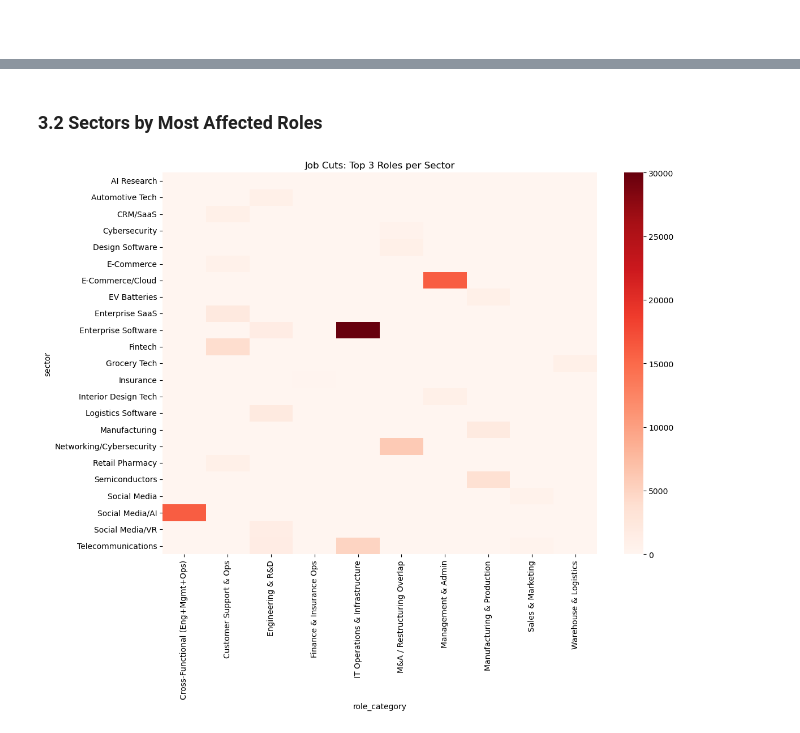
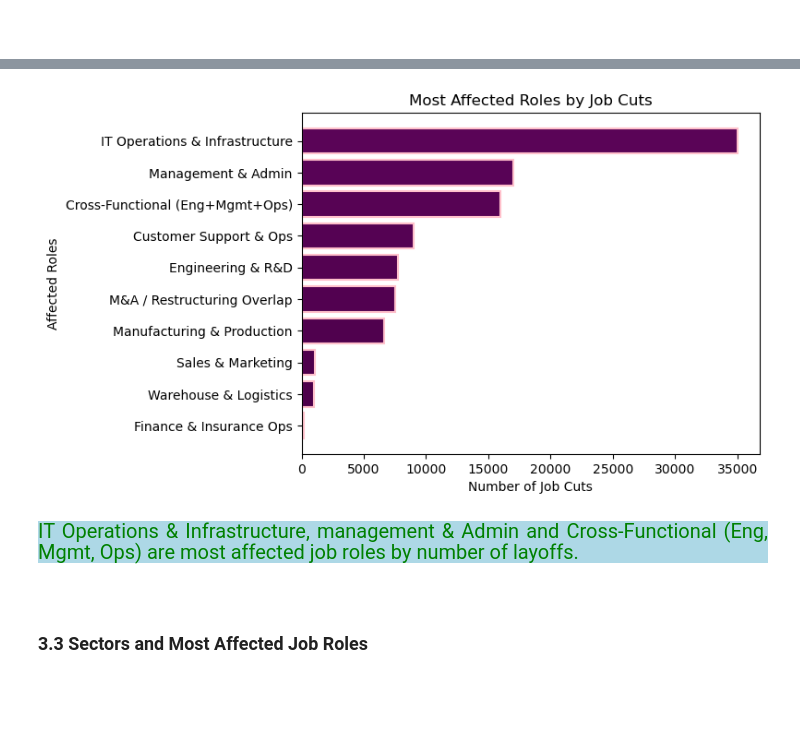
Before and after one commit to Kartika-Nidhi/DS_Projects, a Jupyter notebook: TechLayoffs2026Analysis.ipynb, the cells around one changed output, grey strips where cells are left out. Saved outputs shown, nothing was run; the diff lists cells and outputs as text; code cells hidden in the pictures; blank space fills up the shorter version.

```diff
--- a/TechLayoffs2026Analysis.ipynb
+++ b/TechLayoffs2026Analysis.ipynb
@@ -877,28 +927,22 @@ plt.show()
+# %%
+plt.barh(
+    y = data.groupby('role_category')['jobs_cut'].sum().sort_values().index,
+    width = data.groupby('role_category')['jobs_cut'].sum().sort_values(),
+    color = plt.cm.BuPu(np.linspace(1, 0.9, len(data['role_category']))),
+    linewidth = 1.5,
+    edgecolor = 'pink',
+
+)
+
+plt.title('Most Affected Roles by Job Cuts')
+plt.xlabel('Number of Job Cuts')
+plt.ylabel('Affected Roles')
+plt.show()
+# %% [output]
+[figure, added]
+# %% [markdown]
+<div style = "background-color:lightblue; color:green; font-size:20px; text-align:justify">IT Operations & Infrastructure, management & Admin and Cross-Functional (Eng, Mgmt, Ops) are most affected job roles by number of layoffs.
+# %% [markdown]
+<div>
 # %% [markdown]
-### 3.2 Sectors by Most Affected Roles
+### 3.3 Sectors and Most Affected Job Roles
-# %%
-
-grouped = (
-    data.groupby(['sector', 'role_category'])['jobs_cut']
-    .sum()
-    .reset_index()
-)
-
-
-top3 = (
-    grouped.groupby('sector', group_keys=False)
-    .apply(lambda x: x.nlargest(3, 'jobs_cut'))
-    .reset_index(drop=True)
-)
-
-
-
-
-pivot = top3.pivot_table(index='sector', columns='role_category', values='jobs_cut', fill_value=0)
-plt.figure(figsize=(12, 10))
-sns.heatmap(pivot, cmap='Reds', annot=False)
-plt.title('Job Cuts: Top 3 Roles per Sector')
-plt.tight_layout()
-plt.show()
-# %% [output]
-[figure, removed]
```
Also changed, not shown: parts of 17 cells of this notebook.
